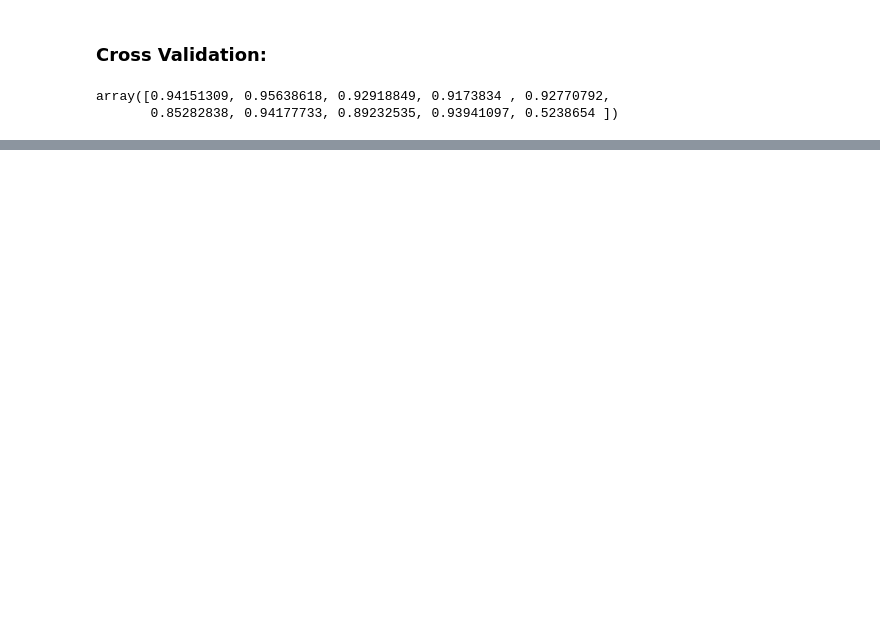
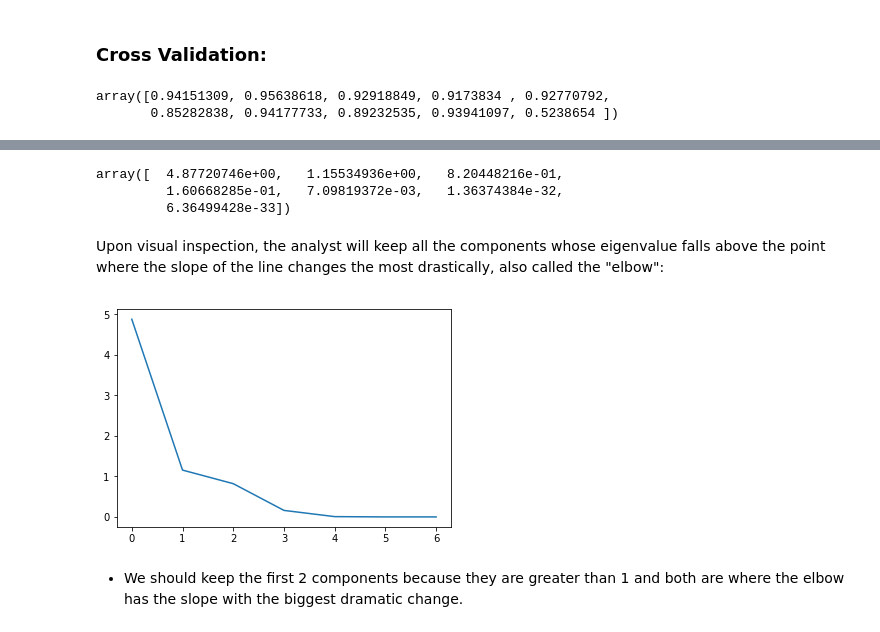
Before and after one commit to evian13/Bootcamp-U2, a Jupyter notebook: DS Bootcamp - U2L5.2 - Challenge Validating a linear regression.ipynb, the cells around one changed output, grey strips where cells are left out. Saved outputs shown, nothing was run; the diff lists cells and outputs as text; code cells hidden in the pictures; blank space fills up the shorter version.

```diff
--- a/DS Bootcamp - U2L5.2 - Challenge Validating a linear regression.ipynb
+++ b/DS Bootcamp - U2L5.2 - Challenge Validating a linear regression.ipynb
@@ -742,0 +741,18 @@ ValueError: Classification metrics can't handle a mix of multiclass and continuo
+# %%
+# Take a subset of the data for PCA and drop missing values because PCA cannot
+# handle them. We could also impute, but missingness is quite low so dropping
+# missing rows is unlikely to create bias.
+df_pca = prop_crime2
+
+# Normalize the data so that all variables have a mean of 0 and standard deviation
+# of 1.
+X_pca = StandardScaler().fit_transform(df_pca)
+# %%
+sklearn_pca = PCA(n_components = len(df_pca.columns) )
+Y_sklearn = sklearn_pca.fit_transform(X_pca)
+
+print(
+    'The percentage of total variance in the dataset explained by each',
+    'component from Sklearn PCA.\n',
+    sklearn_pca.explained_variance_ratio_
+)
@@ -742,0 +767,18 @@ ValueError: Classification metrics can't handle a mix of multiclass and continuo
+# %%
+# What are the numbers of the eigenvalues?
+pca = PCA()
+eigenvalues = sklearn_pca.explained_variance_
+eigenvalues
+# %% [output]
+array([  4.87720746e+00,   1.15534936e+00,   8.20448216e-01,
+         1.60668285e-01,   7.09819372e-03,   1.36374384e-32,
+         6.36499428e-33])
+# %% [markdown]
+Upon visual inspection, the analyst will keep all the components whose eigenvalue falls above the point where the slope of the line changes the most drastically, also called the "elbow":
+# %%
+plt.plot(eigenvalues)
+plt.show()
+# %% [output]
+[figure, added]
+# %% [markdown]
+* We should keep the first 2 components because they are greater than 1 and both are where the elbow has the slope with the biggest dramatic change.
```
Also changed, not shown: parts of 18 cells of this notebook.
